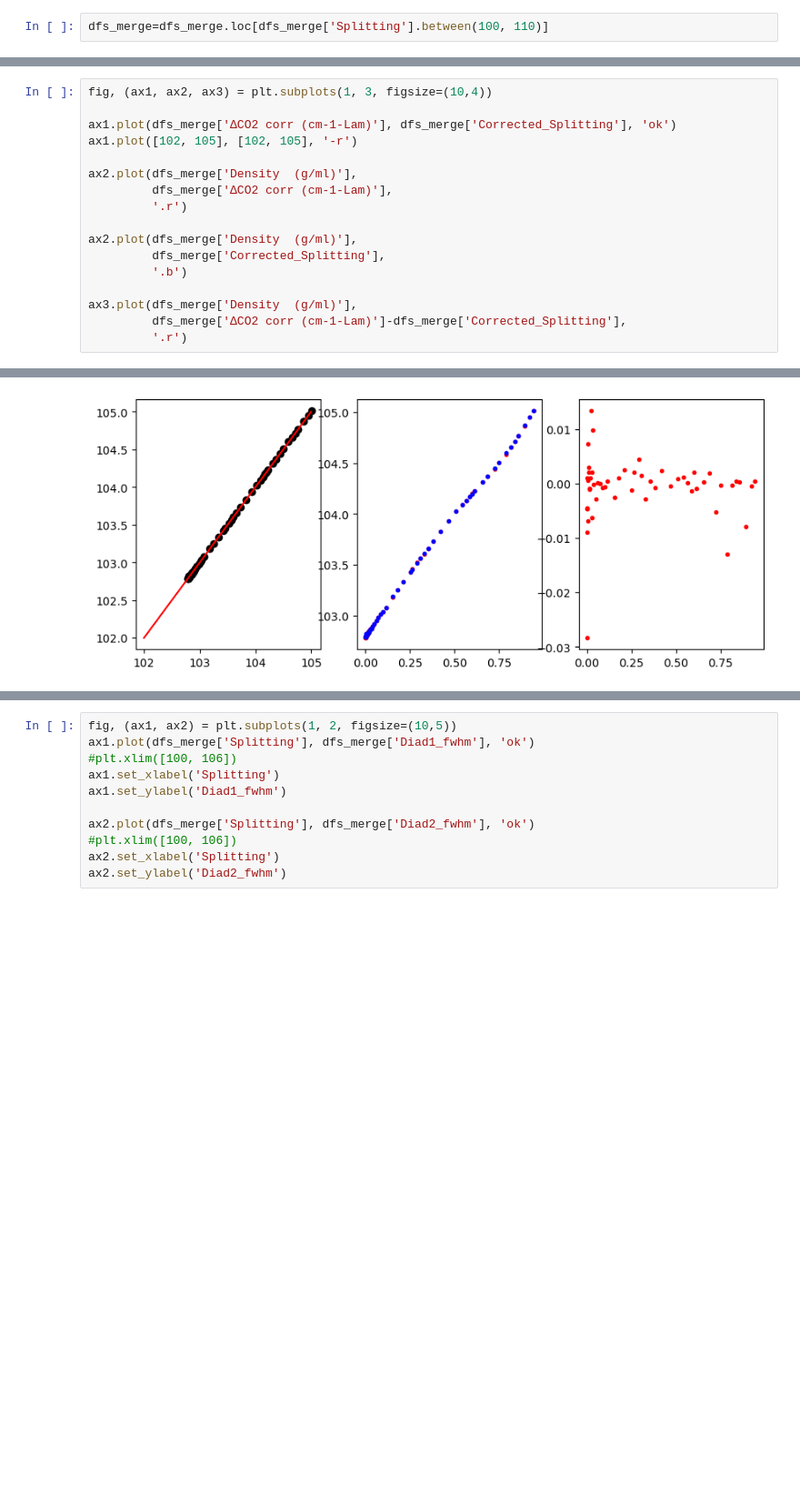
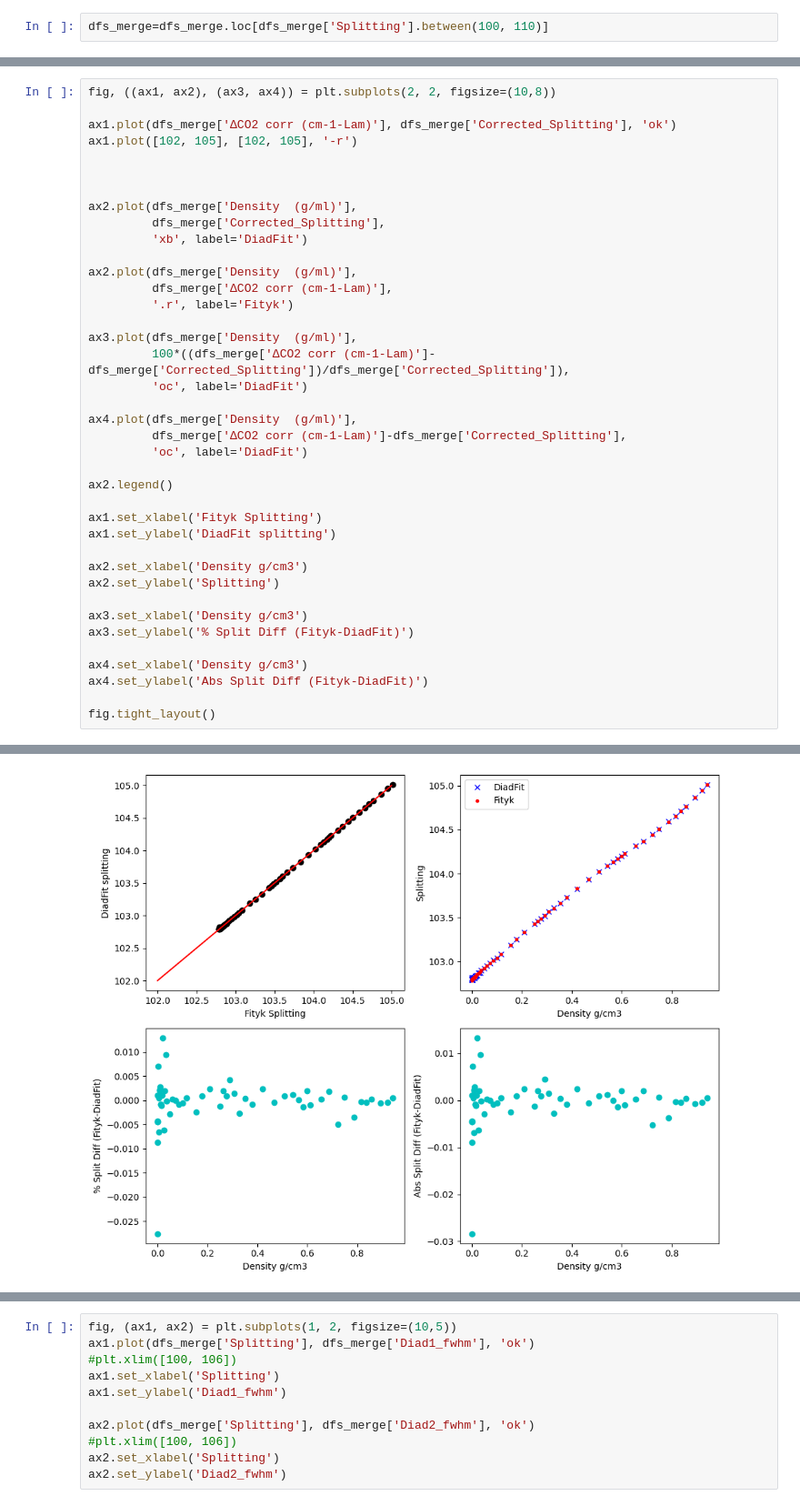
Before and after one commit to PennyWieser/DiadFit, a Jupyter notebook: docs/Examples/Diad_Fitting_Nov22nd2022/Stitch_Outputs_Together.ipynb, the cells around one changed output, grey strips where cells are left out. Shown at 91% size. Saved outputs shown, nothing was run; the diff lists cells and outputs as text; blank space fills up the shorter version.

```diff
--- a/docs/Examples/Diad_Fitting_Nov22nd2022/Stitch_Outputs_Together.ipynb
+++ b/docs/Examples/Diad_Fitting_Nov22nd2022/Stitch_Outputs_Together.ipynb
@@ -183,18 +183,40 @@ ax3.plot(dfs_merge['∆CO2 uncorr (cm-1)'], dfs_merge['∆CO2 uncorr (cm-1)']-df
 # %%
-fig, (ax1, ax2, ax3) = plt.subplots(1, 3, figsize=(10,4))
+fig, ((ax1, ax2), (ax3, ax4)) = plt.subplots(2, 2, figsize=(10,8))
 
 ax1.plot(dfs_merge['∆CO2 corr (cm-1-Lam)'], dfs_merge['Corrected_Splitting'], 'ok')
 ax1.plot([102, 105], [102, 105], '-r')
 
-ax2.plot(dfs_merge['Density  (g/ml)'],
-         dfs_merge['∆CO2 corr (cm-1-Lam)'],
-         '.r')
+
 
 ax2.plot(dfs_merge['Density  (g/ml)'],
          dfs_merge['Corrected_Splitting'],
-         '.b')
+         'xb', label='DiadFit')
+
+ax2.plot(dfs_merge['Density  (g/ml)'],
+         dfs_merge['∆CO2 corr (cm-1-Lam)'],
+         '.r', label='Fityk')
 
 ax3.plot(dfs_merge['Density  (g/ml)'],
+         100*((dfs_merge['∆CO2 corr (cm-1-Lam)']-dfs_merge['Corrected_Splitting'])/dfs_merge['Corrected_Splitting']),
+         'oc', label='DiadFit')
+
+ax4.plot(dfs_merge['Density  (g/ml)'],
          dfs_merge['∆CO2 corr (cm-1-Lam)']-dfs_merge['Corrected_Splitting'],
-         '.r')
+         'oc', label='DiadFit')
+
+ax2.legend()
+
+ax1.set_xlabel('Fityk Splitting')
+ax1.set_ylabel('DiadFit splitting')
+
+ax2.set_xlabel('Density g/cm3')
+ax2.set_ylabel('Splitting')
+
+ax3.set_xlabel('Density g/cm3')
+ax3.set_ylabel('% Split Diff (Fityk-DiadFit)')
+
+ax4.set_xlabel('Density g/cm3')
+ax4.set_ylabel('Abs Split Diff (Fityk-DiadFit)')
+
+fig.tight_layout()
 # %% [output]
@@ -202 +223 @@ ax3.plot(dfs_merge['Density  (g/ml)'],
-[figure, old version]
+[figure, new version]
```
Also changed, not shown: parts of 11 cells of this notebook, 55 other files.
